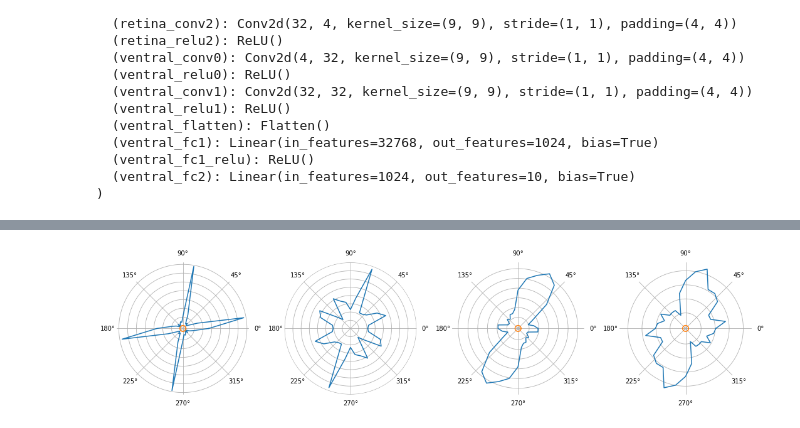
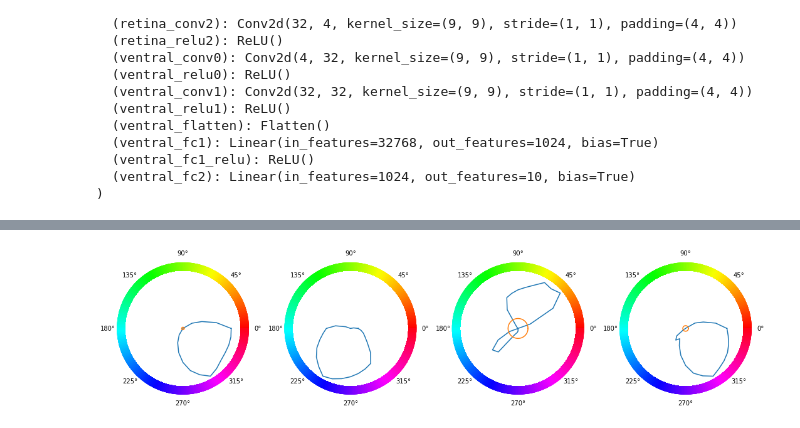
Before and after one commit to ecs-vlc/opponency, a Jupyter notebook: cell_characterisation.ipynb, the cells around one changed output, grey strips where cells are left out. Drawn from its saved outputs; the diff is of its cells as text; code cells hidden in the pictures.

```diff
--- a/cell_characterisation.ipynb
+++ b/cell_characterisation.ipynb
@@ -49,49 +144,48 @@ BaselineModel(
 # %%
-# SPATIAL PLOTS
-
+# SPECTRAL PLOTS
+from statistics.devalois import deValoisExperiment
 %matplotlib inline
 import matplotlib.pyplot as plt
 import numpy as np
+import matplotlib as mpl
+import numpy.ma as ma
 
 layer = 'retina_relu2'
-data = gratingsExperiment(model, layer)
-responses = data['grating_responses']
+data = deValoisExperiment(model, layer)
+responses = data['hue_responses']
 
 ncells = n_bn if layer == 'retina_relu2' else 32
-nr = max(1, ncells//4)
+nr = max(1,ncells//4)
 nc = min(4, ncells)
+
 fig, ax = plt.subplots(nrows=nr, ncols=nc, squeeze=False, subplot_kw=dict(projection='polar'), figsize=(15,4*max(1,ncells//4)))
 
 fig.tight_layout()
 
+norm = mpl.colors.Normalize(0, 2*np.pi) # Define colormap normalization for 0 to 2*pi
+n = 2000  #the number of secants for the mesh
+t = np.linspace(0,2*np.pi,n)   #theta values
+r = np.linspace(.85,1,2)        #radius values change 0.6 to 0 for full circle
+rg, tg = np.meshgrid(r,t)      #create a r,theta meshgrid
+c = tg                         #define color values as theta value
+
+data['hues'].append(data['hues'][0])
 
 for cell in range(ncells):
-    response = responses[:, cell]
+    response = responses[:, cell].detach().cpu().numpy()
+    response = np.append(response, response[0])
+    hues = np.array(data['hues']) * np.pi / 180
 
-    val, idx = torch.max(response, dim=0)
-    max_params = data['grating_params'][idx.item()]
+    ax[cell//4,cell%4].plot(hues, response)
+    ur = [data['uniform_responses'][0][cell].item()] * len(hues)
 
-    rdata = {}
-    for i,  p in enumerate(data['grating_params']):
-        if p['freq'] == max_params['freq']:
-            th = p['theta'].item()
-            if not th in rdata:
-                rdata[th] = response[i].item()
-            else:
-                rdata[th] += response[i].item()
+    ax[cell//4,cell%4].pcolormesh(t, (r+0.2)*np.max(response), c.T,norm=norm, cmap='hsv')  #plot the colormesh on axis with colormap
 
-    angles = list(rdata.keys())
-    resps = list(rdata.values())
-    angles.append(angles[0])
-    resps.append(resps[0])
-    resps = [i/36 for i in resps]
-    ax[cell//4,cell%4].plot(angles, resps)
-    ur = [data['uniform_responses'][0][cell].item()] * len(angles)
-    ax[cell//4,cell%4].plot(angles, ur)
+    ax[cell//4,cell%4].plot(hues, ur)
 
     ax[cell//4,cell%4].set_yticklabels([])                  #turn off radial tick labels (yticks)
     ax[cell//4,cell%4].spines['polar'].set_visible(False)    #turn off the axis spine
 
-plt.savefig("figures/spatial_responses.eps")
+plt.savefig("figures/spectral_responses.pdf", bbox_inches='tight')
 # %% [output]
-[figure, old version]
+[figure, new version]
```
Also changed, not shown: parts of 5 cells of this notebook, 21 other files.
